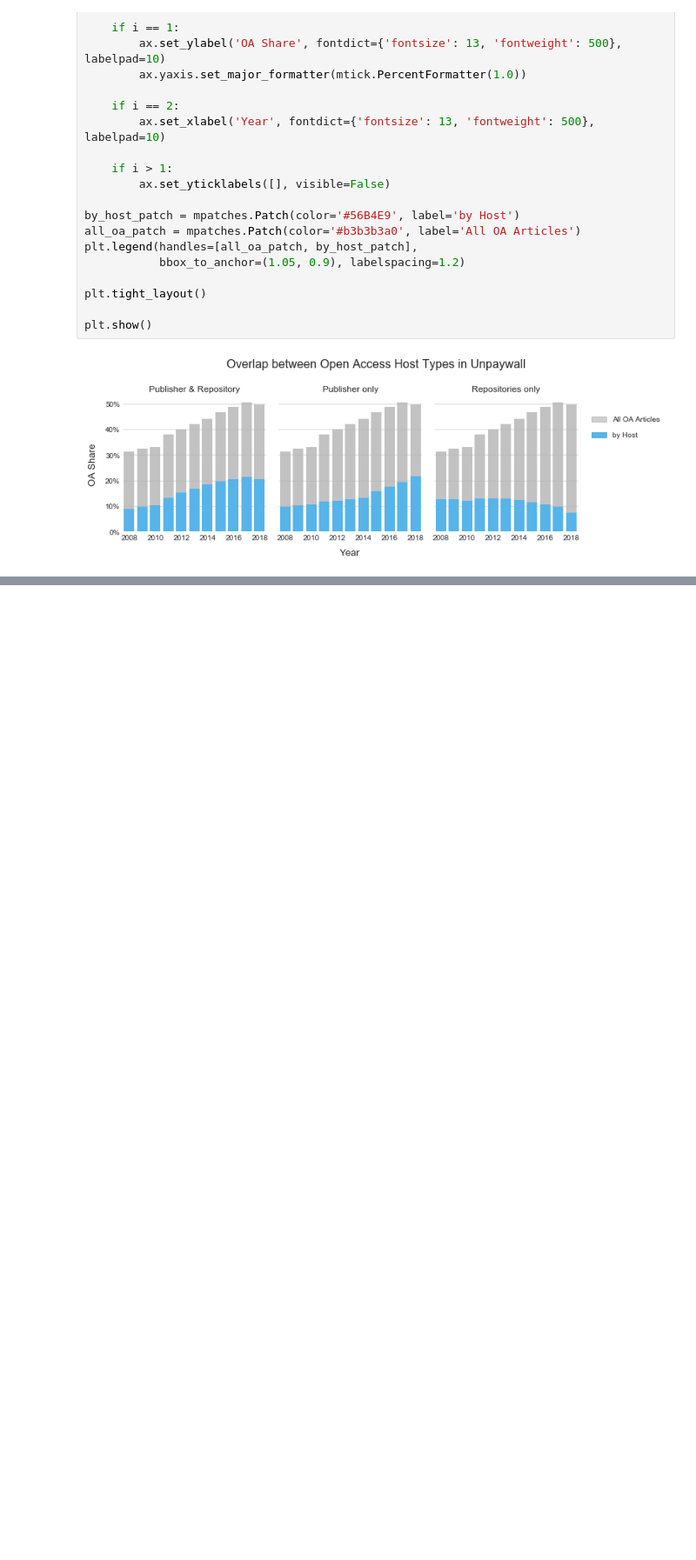
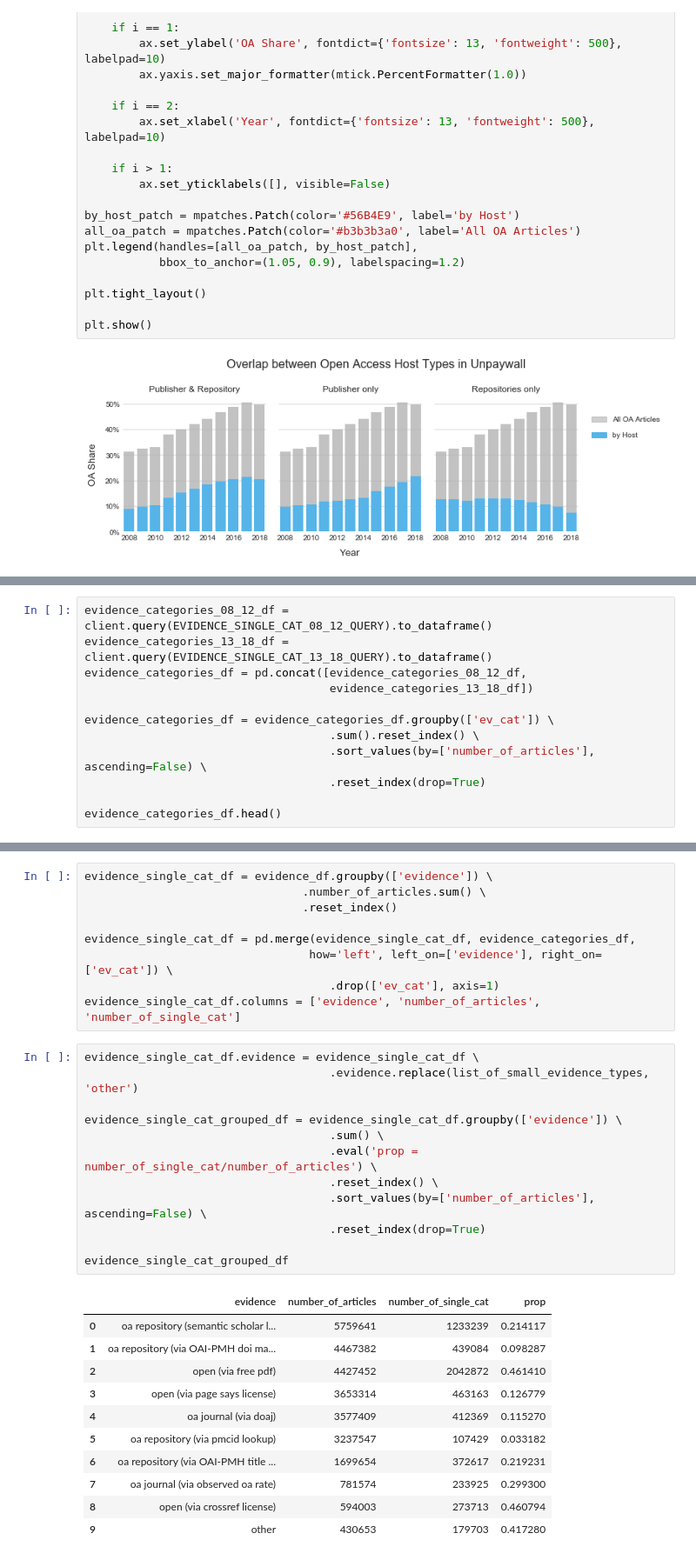
Before and after one commit to naustica/WAG-SHK, a Jupyter notebook: Open Access Evidence in Unpaywall - Python Version.ipynb, the cells around one changed output, grey strips where cells are left out. Shown at 87% size. Drawn from its saved outputs; the diff is of its cells as text; blank space fills up the shorter version.

```diff
--- a/Open Access Evidence in Unpaywall - Python Version.ipynb
+++ b/Open Access Evidence in Unpaywall - Python Version.ipynb
@@ -474,0 +499,12 @@ plt.show()
+# %%
+evidence_categories_08_12_df = client.query(EVIDENCE_SINGLE_CAT_08_12_QUERY).to_dataframe()
+evidence_categories_13_18_df = client.query(EVIDENCE_SINGLE_CAT_13_18_QUERY).to_dataframe()
+evidence_categories_df = pd.concat([evidence_categories_08_12_df,
+                                    evidence_categories_13_18_df])
+
+evidence_categories_df = evidence_categories_df.groupby(['ev_cat']) \
+                                    .sum().reset_index() \
+                                    .sort_values(by=['number_of_articles'], ascending=False) \
+                                    .reset_index(drop=True)
+
+evidence_categories_df.head()
@@ -474,0 +518,33 @@ plt.show()
+# %%
+evidence_single_cat_df = evidence_df.groupby(['evidence']) \
+                                .number_of_articles.sum() \
+                                .reset_index()
+
+evidence_single_cat_df = pd.merge(evidence_single_cat_df, evidence_categories_df,
+                                 how='left', left_on=['evidence'], right_on=['ev_cat']) \
+                                    .drop(['ev_cat'], axis=1)
+evidence_single_cat_df.columns = ['evidence', 'number_of_articles', 'number_of_single_cat']
+# %%
+evidence_single_cat_df.evidence = evidence_single_cat_df \
+                                    .evidence.replace(list_of_small_evidence_types, 'other')
+
+evidence_single_cat_grouped_df = evidence_single_cat_df.groupby(['evidence']) \
+                                    .sum() \
+                                    .eval('prop = number_of_single_cat/number_of_articles') \
+                                    .reset_index() \
+                                    .sort_values(by=['number_of_articles'], ascending=False) \
+                                    .reset_index(drop=True)
+
+evidence_single_cat_grouped_df
+# %% [output]
+|  | evidence | number_of_articles | number_of_single_cat | prop |
+| 0 | oa repository (semantic scholar l... | 5759641 | 1233239 | 0.214117 |
+| 1 | oa repository (via OAI-PMH doi ma... | 4467382 | 439084 | 0.098287 |
+| 2 | open (via free pdf) | 4427452 | 2042872 | 0.461410 |
+| 3 | open (via page says license) | 3653314 | 463163 | 0.126779 |
+| 4 | oa journal (via doaj) | 3577409 | 412369 | 0.115270 |
+| 5 | oa repository (via pmcid lookup) | 3237547 | 107429 | 0.033182 |
+| 6 | oa repository (via OAI-PMH title ... | 1699654 | 372617 | 0.219231 |
+| 7 | oa journal (via observed oa rate) | 781574 | 233925 | 0.299300 |
+| 8 | open (via crossref license) | 594003 | 273713 | 0.460794 |
+| 9 | other | 430653 | 179703 | 0.417280 |
```
Also changed, not shown: parts of 3 cells of this notebook.
